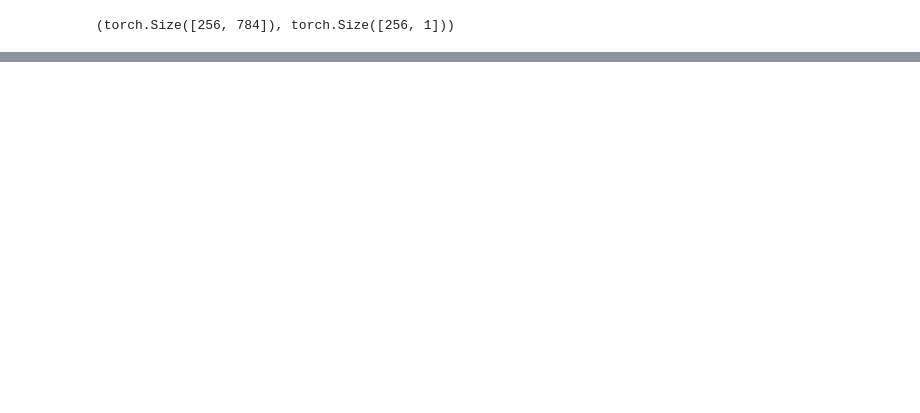
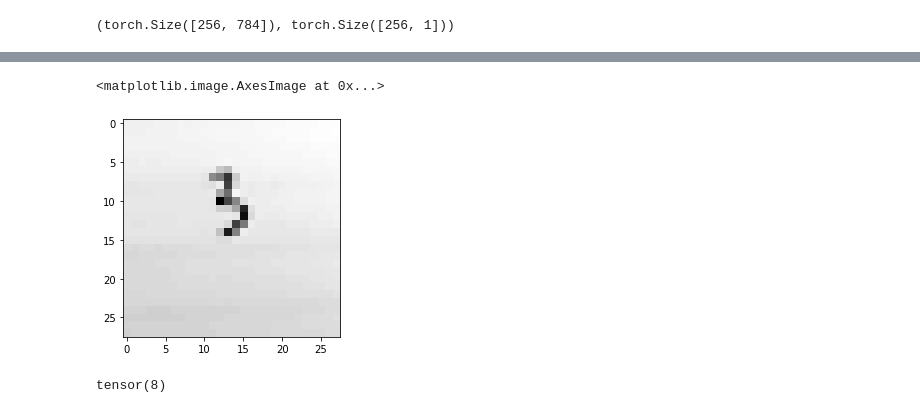
Before and after one commit to Nick-palmar/fast_book, a Jupyter notebook: 04_mnist_full.ipynb, the cells around one changed output, grey strips where cells are left out. Drawn from its saved outputs; the diff is of its cells as text; code cells hidden in the pictures; blank space fills up the shorter version.

```diff
--- a/04_mnist_full.ipynb
+++ b/04_mnist_full.ipynb
@@ -179,0 +315,9 @@ def epoch_acc(valid_dl, model):
+# %%
+plt.imshow(im_tens[0])
+# %% [output]
+<matplotlib.image.AxesImage at 0x...>
+[figure, added]
+# %%
+simple_net(im_tens[0].view(-1, 28*28)).argmax()
+# %% [output]
+tensor(8)
```
Also changed, not shown: parts of 35 cells of this notebook.
